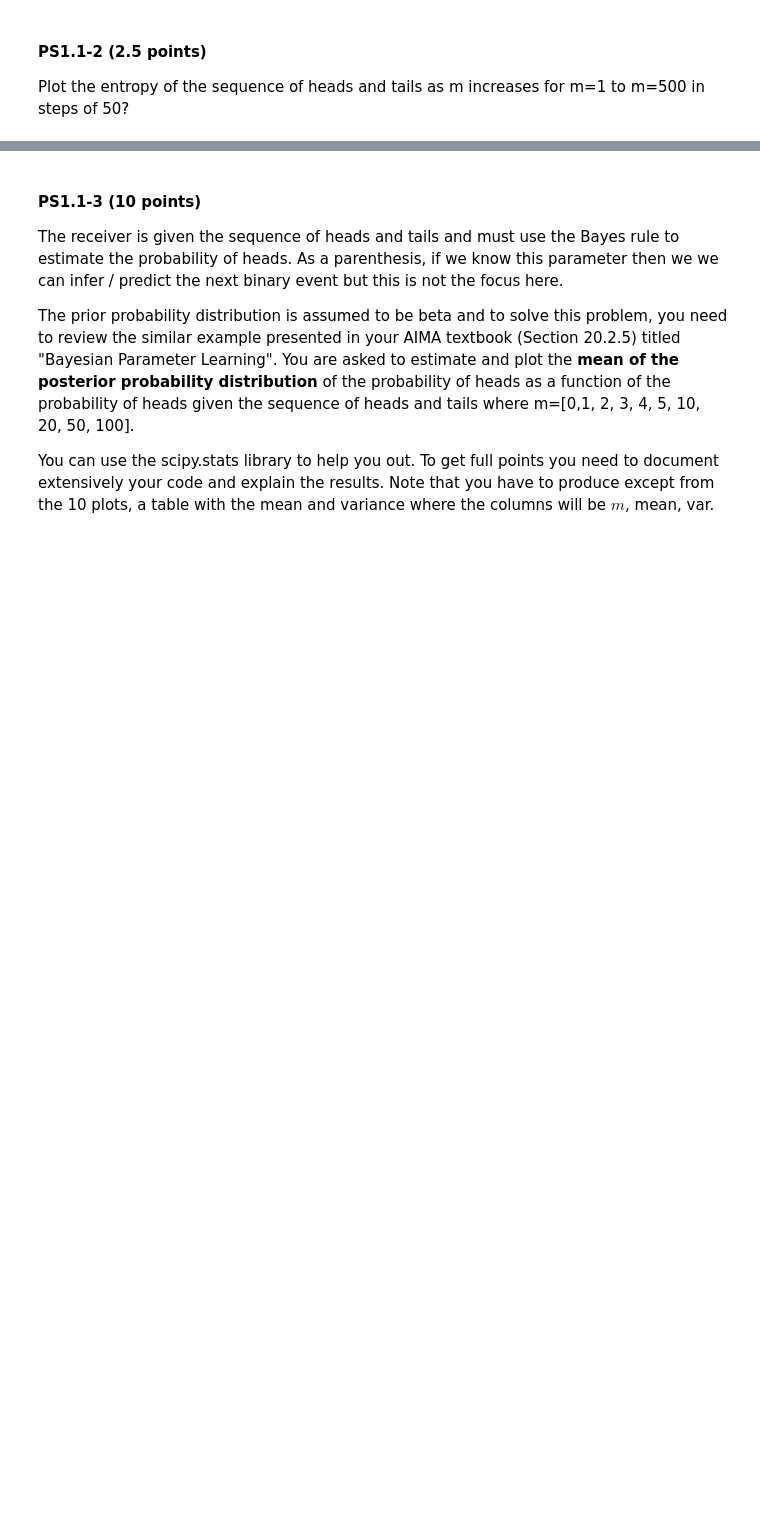
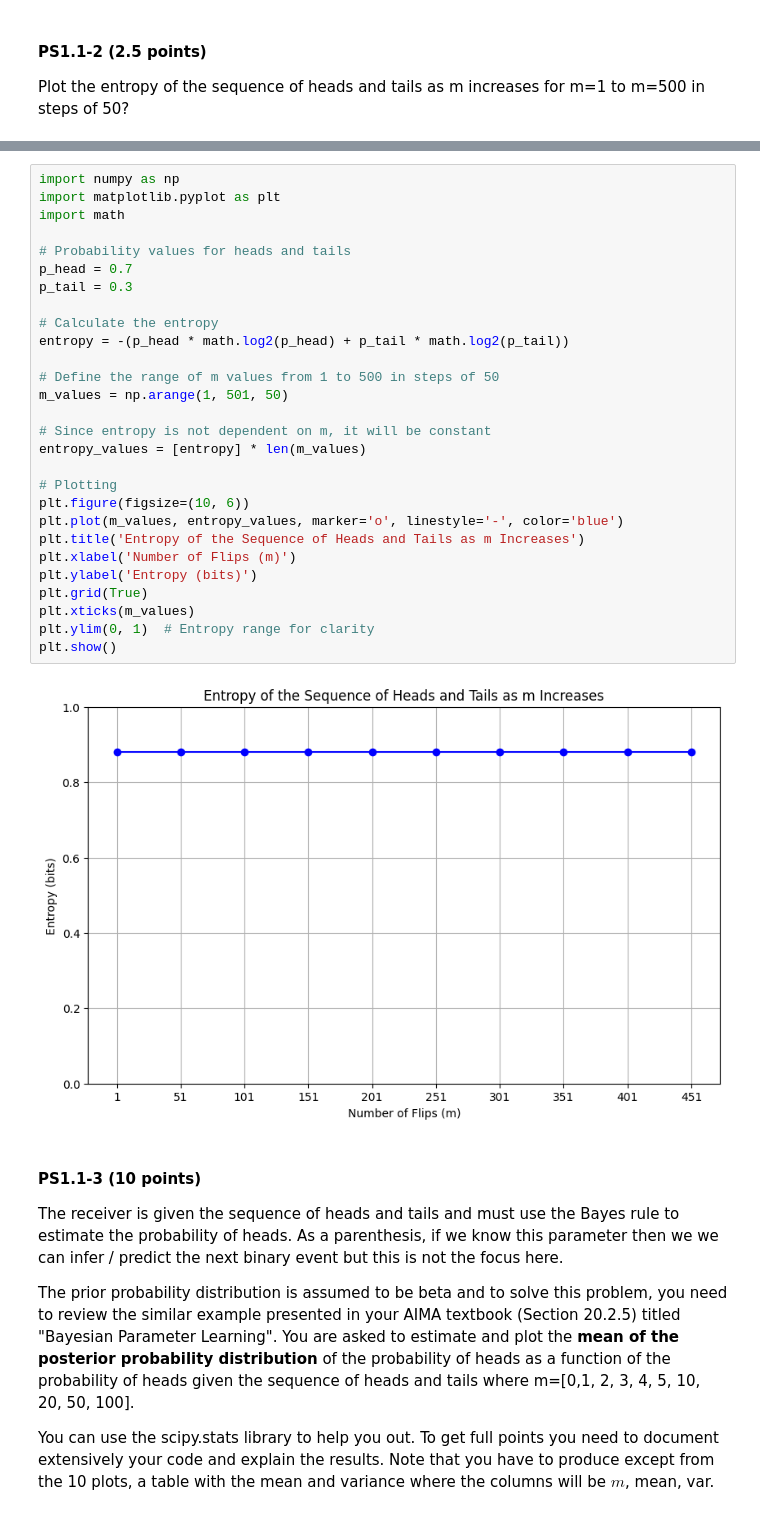
Before and after one commit to TNorsang/CS370-assignments, a Jupyter notebook: midterm-take-home/take-home.ipynb, the cells around one changed output, grey strips where cells are left out. Drawn from its saved outputs; the diff is of its cells as text; blank space fills up the shorter version.

```diff
--- a/midterm-take-home/take-home.ipynb
+++ b/midterm-take-home/take-home.ipynb
@@ -27,3 +54,33 @@ Plot the entropy of the sequence of heads and tails as m increases for m=1 to m=
+# %%
+import numpy as np
+import matplotlib.pyplot as plt
+import math
+
+# Probability values for heads and tails
+p_head = 0.7
+p_tail = 0.3
+
+# Calculate the entropy
+entropy = -(p_head * math.log2(p_head) + p_tail * math.log2(p_tail))
+
+# Define the range of m values from 1 to 500 in steps of 50
+m_values = np.arange(1, 501, 50)
+
+# Since entropy is not dependent on m, it will be constant
+entropy_values = [entropy] * len(m_values)
+
+# Plotting
+plt.figure(figsize=(10, 6))
+plt.plot(m_values, entropy_values, marker='o', linestyle='-', color='blue')
+plt.title('Entropy of the Sequence of Heads and Tails as m Increases')
+plt.xlabel('Number of Flips (m)')
+plt.ylabel('Entropy (bits)')
+plt.grid(True)
+plt.xticks(m_values)
+plt.ylim(0, 1)  # Entropy range for clarity
+plt.show()
+# %% [output]
+[figure, added]
 # %% [markdown]
 #### PS1.1-3 (10 points)
 
```
Also changed, not shown: parts of 4 cells of this notebook.
